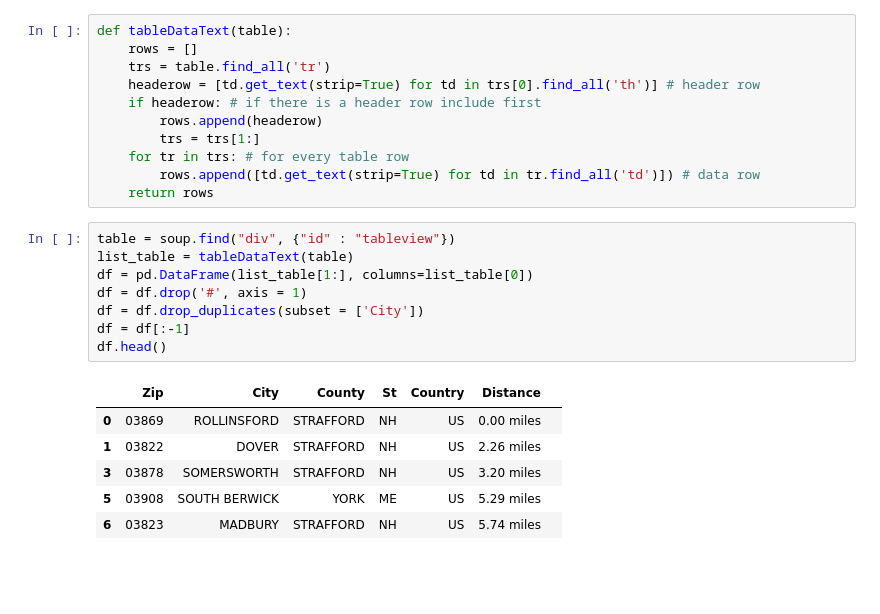
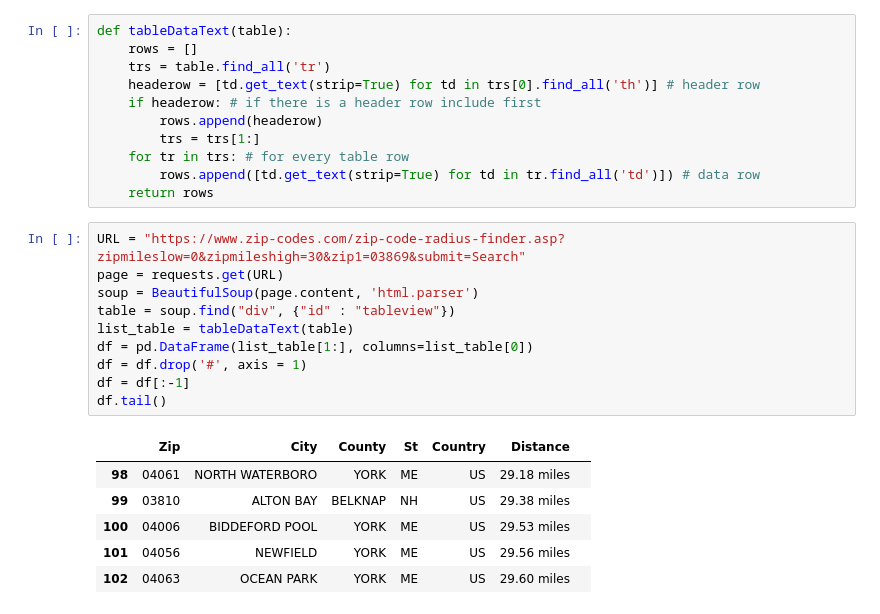
Before and after one commit to ZSwitaj/Coursera_Capstone, a Jupyter notebook: Capstone Project - Battle of Neighborhoods.ipynb, the cells around one changed output. Cells and saved outputs as stored; diff of their text form; blank space fills up the shorter version.

```diff
--- a/Capstone Project - Battle of Neighborhoods.ipynb
+++ b/Capstone Project - Battle of Neighborhoods.ipynb
@@ -33,17 +29,19 @@ def tableDataText(table):
         rows.append([td.get_text(strip=True) for td in tr.find_all('td')]) # data row
     return rows
 # %%
+URL = "https://www.zip-codes.com/zip-code-radius-finder.asp?zipmileslow=0&zipmileshigh=30&zip1=03869&submit=Search"
+page = requests.get(URL)
+soup = BeautifulSoup(page.content, 'html.parser')
 table = soup.find("div", {"id" : "tableview"})
 list_table = tableDataText(table)
 df = pd.DataFrame(list_table[1:], columns=list_table[0])
 df = df.drop('#', axis = 1)
-df = df.drop_duplicates(subset = ['City'])
 df = df[:-1]
-df.head()
+df.tail()
 # %% [output]
 |  | Zip | City | County | St | Country | Distance |  |
-| 0 | 03869 | ROLLINSFORD | STRAFFORD | NH | US | 0.00 miles |  |
-| 1 | 03822 | DOVER | STRAFFORD | NH | US | 2.26 miles |  |
-| 3 | 03878 | SOMERSWORTH | STRAFFORD | NH | US | 3.20 miles |  |
-| 5 | 03908 | SOUTH BERWICK | YORK | ME | US | 5.29 miles |  |
-| 6 | 03823 | MADBURY | STRAFFORD | NH | US | 5.74 miles |  |
+| 98 | 04061 | NORTH WATERBORO | YORK | ME | US | 29.18 miles |  |
+| 99 | 03810 | ALTON BAY | BELKNAP | NH | US | 29.38 miles |  |
+| 100 | 04006 | BIDDEFORD POOL | YORK | ME | US | 29.53 miles |  |
+| 101 | 04056 | NEWFIELD | YORK | ME | US | 29.56 miles |  |
+| 102 | 04063 | OCEAN PARK | YORK | ME | US | 29.60 miles |  |
```
Also changed, not shown: parts of 16 cells of this notebook.
